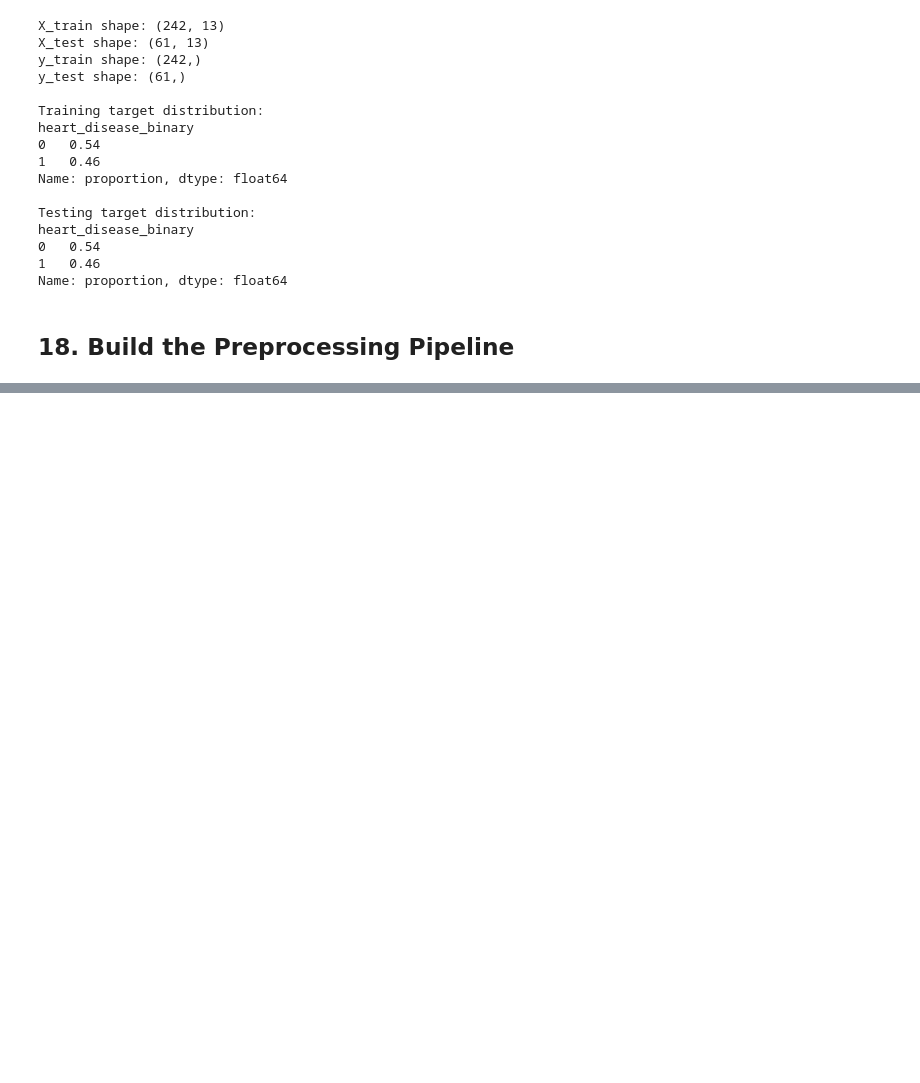
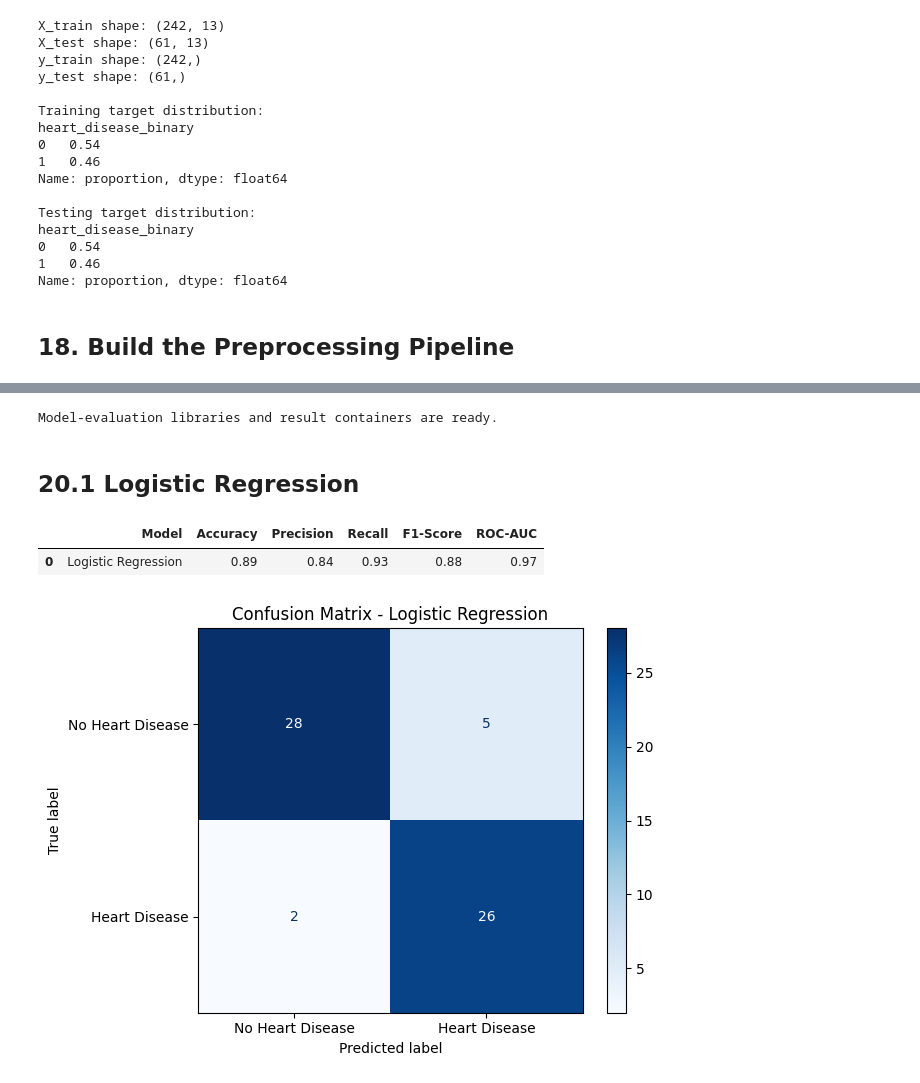
Before and after one commit to Kushagra-afk-commits/Heart-Disease-prediction-Using-Machine-Learning, a Jupyter notebook: Heart_Disease.ipynb, the cells around one changed output, grey strips where cells are left out. Cells and saved outputs as stored; diff of their text form; code cells hidden in the pictures; blank space fills up the shorter version.

```diff
--- a/Heart_Disease.ipynb
+++ b/Heart_Disease.ipynb
@@ -657,0 +642,79 @@ for model_name, classifier in initial_models.items():
+# %%
+from sklearn.base import clone
+from sklearn.linear_model import LogisticRegression
+from sklearn.tree import DecisionTreeClassifier
+from sklearn.ensemble import RandomForestClassifier, GradientBoostingClassifier
+from sklearn.neighbors import KNeighborsClassifier
+from sklearn.svm import SVC
+from sklearn.neural_network import MLPClassifier
+from sklearn.metrics import (
+    accuracy_score,
+    precision_score,
+    recall_score,
+    f1_score,
+    roc_auc_score,
+    ConfusionMatrixDisplay,
+    roc_curve
+)
+
+results = []
+fitted_models = {}
+predictions_by_model = {}
+probabilities_by_model = {}
+
+print("Model-evaluation libraries and result containers are ready.")
+# %% [output]
+Model-evaluation libraries and result containers are ready.
+# %% [markdown]
+## 20.1 Logistic Regression
+# %%
+# Build and train the Logistic Regression model
+logistic_regression_pipeline = Pipeline(steps=[
+    ("preprocessor", clone(preprocessor)),
+    ("model", LogisticRegression(max_iter=1000, random_state=42))
+])
+
+logistic_regression_pipeline.fit(X_train, y_train)
+
+# Generate test-set class predictions and probabilities
+logistic_regression_predictions = logistic_regression_pipeline.predict(X_test)
+logistic_regression_probabilities = logistic_regression_pipeline.predict_proba(X_test)[:, 1]
+
+# Calculate the required test-set evaluation metrics
+logistic_regression_accuracy = accuracy_score(y_test, logistic_regression_predictions)
+logistic_regression_precision = precision_score(y_test, logistic_regression_predictions, zero_division=0)
+logistic_regression_recall = recall_score(y_test, logistic_regression_predictions, zero_division=0)
+logistic_regression_f1 = f1_score(y_test, logistic_regression_predictions, zero_division=0)
+logistic_regression_roc_auc = roc_auc_score(y_test, logistic_regression_probabilities)
+
+logistic_regression_result = {
+    "Model": "Logistic Regression",
+    "Accuracy": logistic_regression_accuracy,
+    "Precision": logistic_regression_precision,
+    "Recall": logistic_regression_recall,
+    "F1-Score": logistic_regression_f1,
+    "ROC-AUC": logistic_regression_roc_auc
+}
+
+results.append(logistic_regression_result)
+fitted_models["Logistic Regression"] = logistic_regression_pipeline
+predictions_by_model["Logistic Regression"] = logistic_regression_predictions
+probabilities_by_model["Logistic Regression"] = logistic_regression_probabilities
+
+display(pd.DataFrame([logistic_regression_result]).round(3))
+
+# Visualise the confusion matrix before moving to the next model
+ConfusionMatrixDisplay.from_predictions(
+    y_test,
+    logistic_regression_predictions,
+    display_labels=["No Heart Disease", "Heart Disease"],
+    values_format="d",
+    cmap="Blues"
+)
+plt.title("Confusion Matrix - Logistic Regression")
+plt.tight_layout()
+plt.show()
+# %% [output]
+|  | Model | Accuracy | Precision | Recall | F1-Score | ROC-AUC |
+| 0 | Logistic Regression | 0.89 | 0.84 | 0.93 | 0.88 | 0.97 |
+[figure, added]
```
Also changed, not shown: parts of 22 cells of this notebook.
